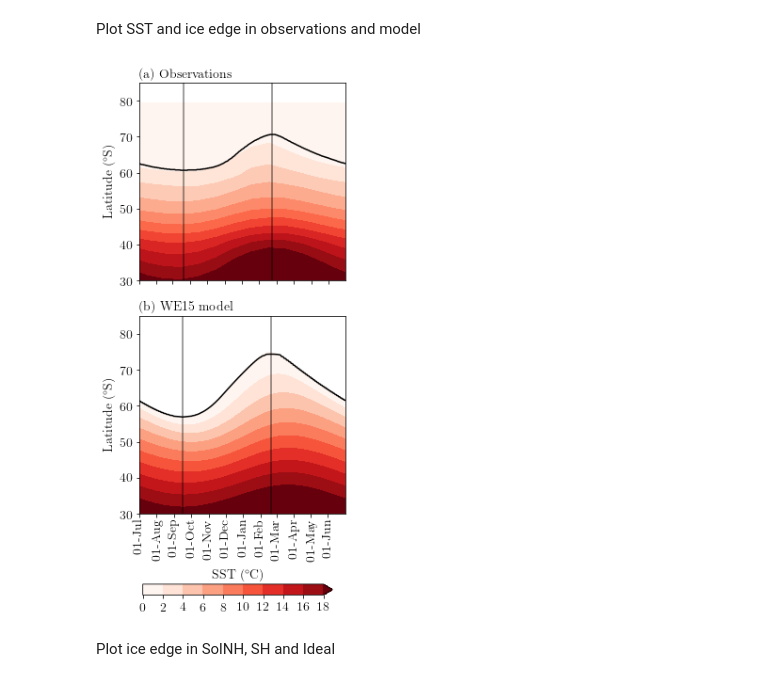
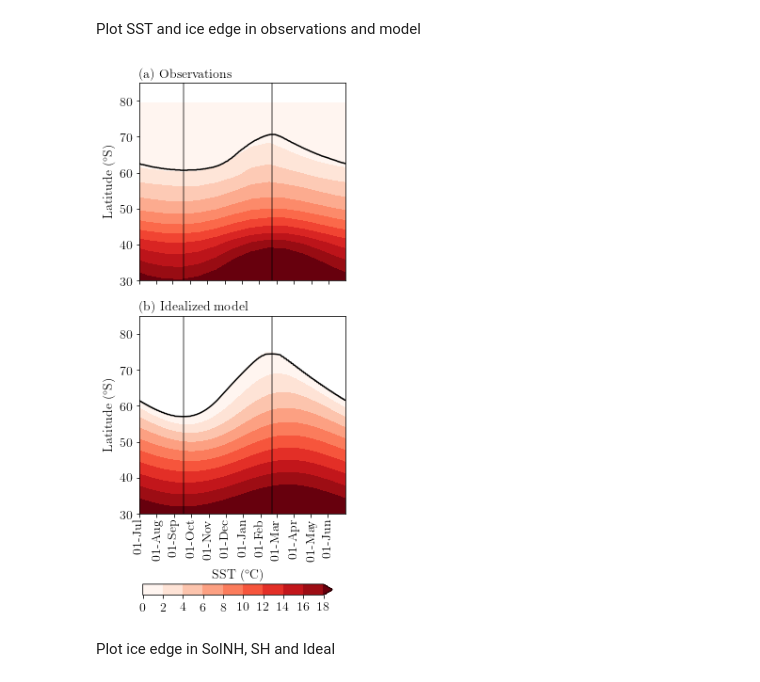
Before and after one commit to lettie-roach/analysis_antarctic-asym, a Jupyter notebook: aasym2_we15.ipynb, the cells around one changed output. Saved outputs shown, nothing was run; the diff lists cells and outputs as text; code cells hidden in the pictures.

```diff
--- a/aasym2_we15.ipynb
+++ b/aasym2_we15.ipynb
@@ -54,35 +54,35 @@ ax.axvline(x=d1,c='k', alpha = 0.5)
 ax.axvline(x=d2,c='k', alpha = 0.5)
 ax.set_xlabel('')
 ax.set_title('(a) Observations', loc='left',fontsize=14)
 ax.set_ylabel('Latitude ($^{\circ}$S)')
 ax.set_ylim([30,85])
 ax.set_xticks(af.firstofmonthind )
 ax.set_xticklabels(['']*len(af.firstofmonthind ))
 
 ax = plt.subplot(2,1,2)
 pl = ds.T.T.plot.contourf(ax=ax, levels = np.arange(0,20,2),cmap = plt.cm.Reds, add_colorbar=False, extend='max')
 a, d1, d2 = af.asym_xr(ds.ice_edge, dim='day')
 ds.ice_edge.plot(ax=ax,c='k')
 ax.axvline(x=ds['day'][int(d1)],c='k', alpha = 0.5)
 ax.axvline(x=ds['day'][int(d2)],c='k', alpha = 0.5)
 ax.set_ylabel('Latitude ($^{\circ}$S)')
 ax.set_ylim([30,85])
 ax.set_xticks(af.shfirstofmonthind )
 ax.set_xticklabels(af.shfirstofmonthlabel,rotation='vertical')
 ax.set_xlabel('')
 ax.set_title('')
-ax.set_title('(b) WE15 model', loc='left',fontsize=14)
+ax.set_title('(b) Idealized model', loc='left',fontsize=14)
 
 plt.tight_layout()
 plt.subplots_adjust(bottom=.15)
 cbar_ax = fig.add_axes([0.2, 0.0, 0.7, 0.02])
 fig.colorbar(pl, cax=cbar_ax, orientation='horizontal')
 cbar_ax.set_title('SST ($^{\circ}$C)',fontsize=14)
 plt.show()
 fig.savefig('figs/sst_obswe15.pdf',bbox_inches='tight',dpi=300)
 plt.close()
 # %% [output]
-[figure, old version]
+[figure, new version]
 # %% [markdown]
 Plot ice edge in SolNH, SH and Ideal
 # %%
```
Also changed, not shown: parts of 5 cells of this notebook, 14 other files.
